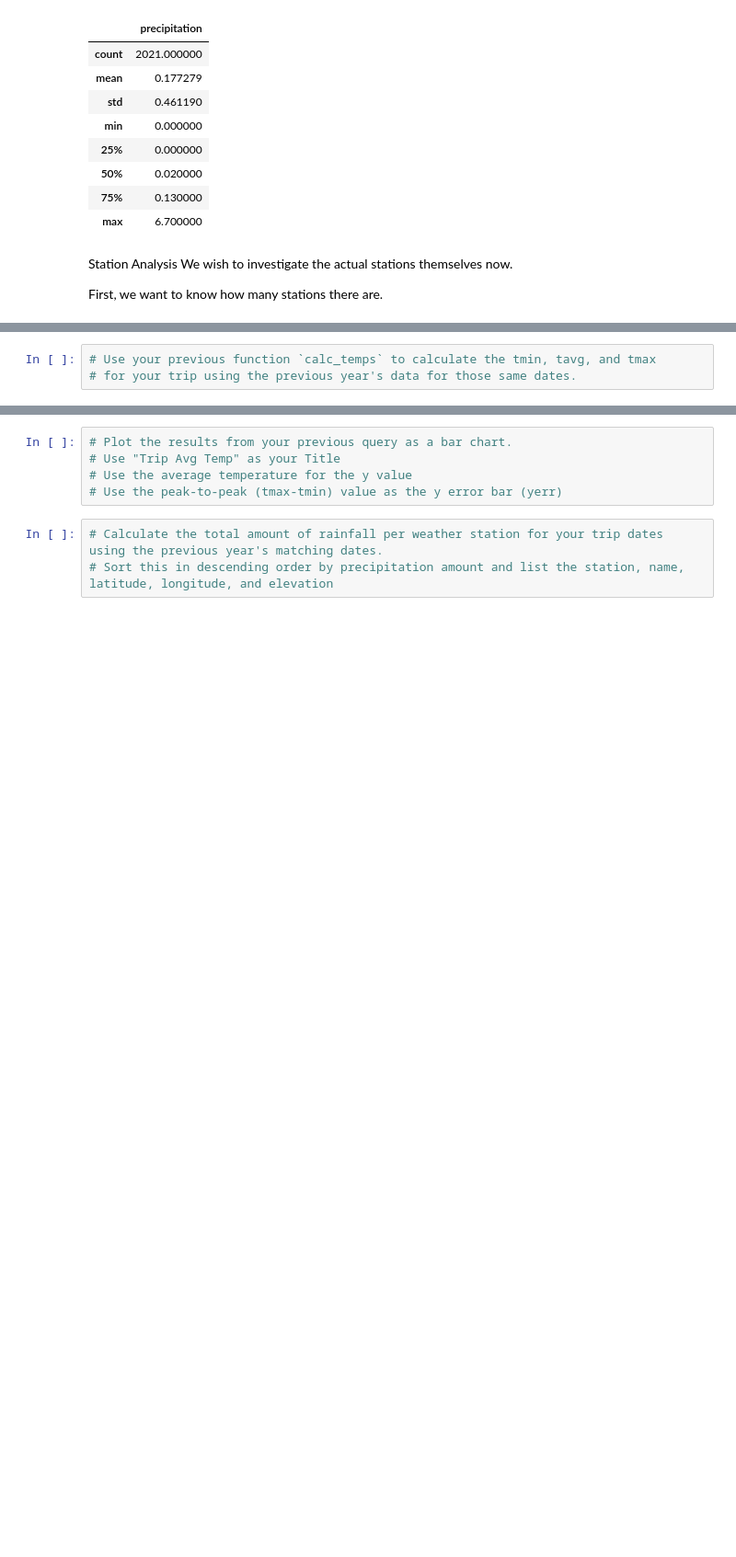
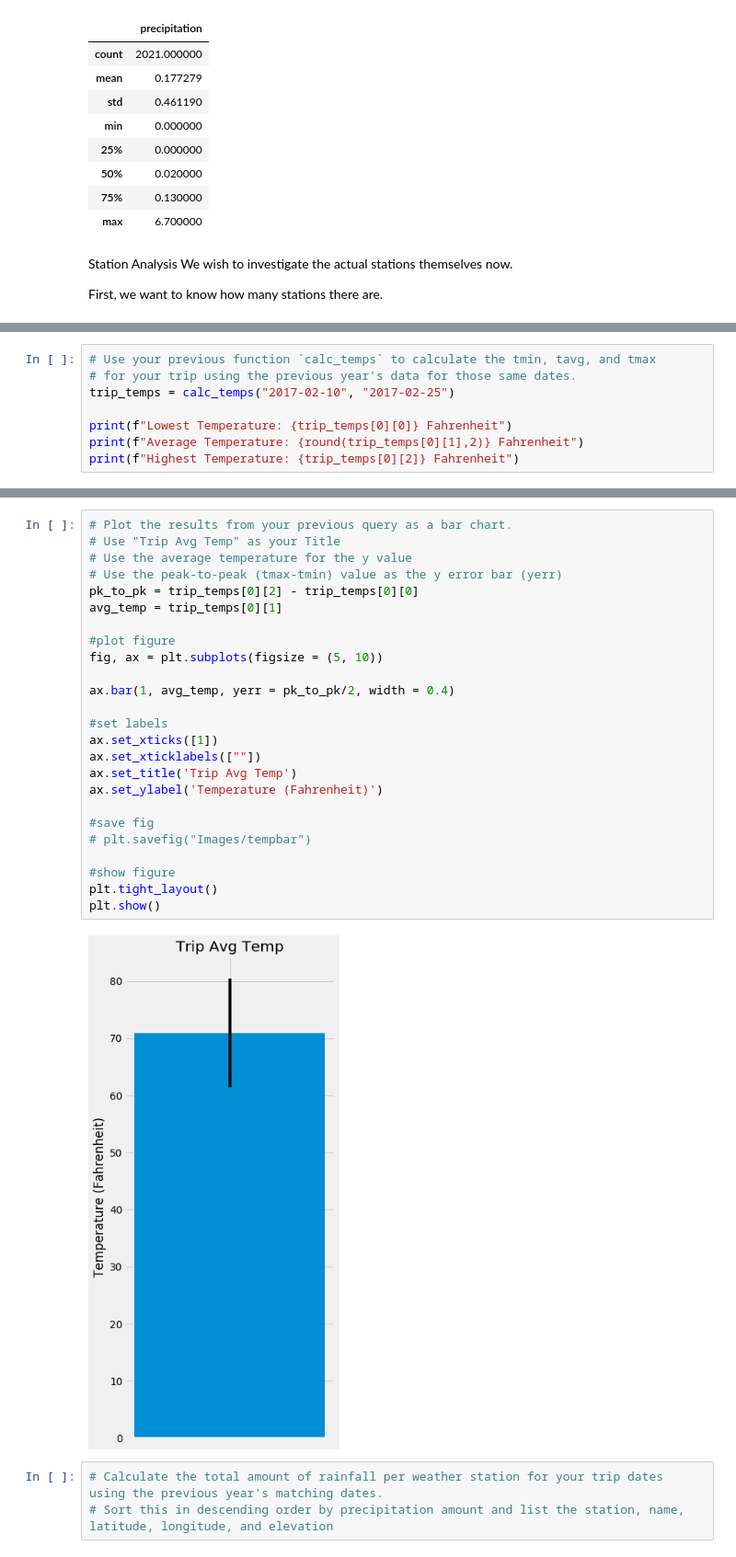
Before and after one commit to nusharama/Homework, a Jupyter notebook: Advanced-Data-Storage-and-Retrieval/Step 1 - Climate Analysis and Exploration-Final.ipynb, the cells around one changed output, grey strips where cells are left out. Shown at 92% size. Cells and saved outputs as stored; diff of their text form; blank space fills up the shorter version.

```diff
--- a/Advanced-Data-Storage-and-Retrieval/Step 1 - Climate Analysis and Exploration-Final.ipynb
+++ b/Advanced-Data-Storage-and-Retrieval/Step 1 - Climate Analysis and Exploration-Final.ipynb
@@ -259,3 +296,8 @@ print(calc_temps('2012-02-28', '2012-03-05'))
 # %%
 # Use your previous function `calc_temps` to calculate the tmin, tavg, and tmax
 # for your trip using the previous year's data for those same dates.
+trip_temps = calc_temps("2017-02-10", "2017-02-25")
+
+print(f"Lowest Temperature: {trip_temps[0][0]} Fahrenheit")
+print(f"Average Temperature: {round(trip_temps[0][1],2)} Fahrenheit")
+print(f"Highest Temperature: {trip_temps[0][2]} Fahrenheit")
@@ -262,8 +308,30 @@ print(calc_temps('2012-02-28', '2012-03-05'))
 # %%
 # Plot the results from your previous query as a bar chart.
 # Use "Trip Avg Temp" as your Title
 # Use the average temperature for the y value
 # Use the peak-to-peak (tmax-tmin) value as the y error bar (yerr)
+pk_to_pk = trip_temps[0][2] - trip_temps[0][0]
+avg_temp = trip_temps[0][1]
+
+#plot figure
+fig, ax = plt.subplots(figsize = (5, 10))
+
+ax.bar(1, avg_temp, yerr = pk_to_pk/2, width = 0.4)
+
+#set labels
+ax.set_xticks([1])
+ax.set_xticklabels([""])
+ax.set_title('Trip Avg Temp')
+ax.set_ylabel('Temperature (Fahrenheit)')
+
+#save fig
+# plt.savefig("Images/tempbar")
+
+#show figure
+plt.tight_layout()
+plt.show()
+# %% [output]
+[figure, added]
 # %%
 # Calculate the total amount of rainfall per weather station for your trip dates using the previous year's matching dates.
 # Sort this in descending order by precipitation amount and list the station, name, latitude, longitude, and elevation
```
Also changed, not shown: parts of 9 cells of this notebook.
